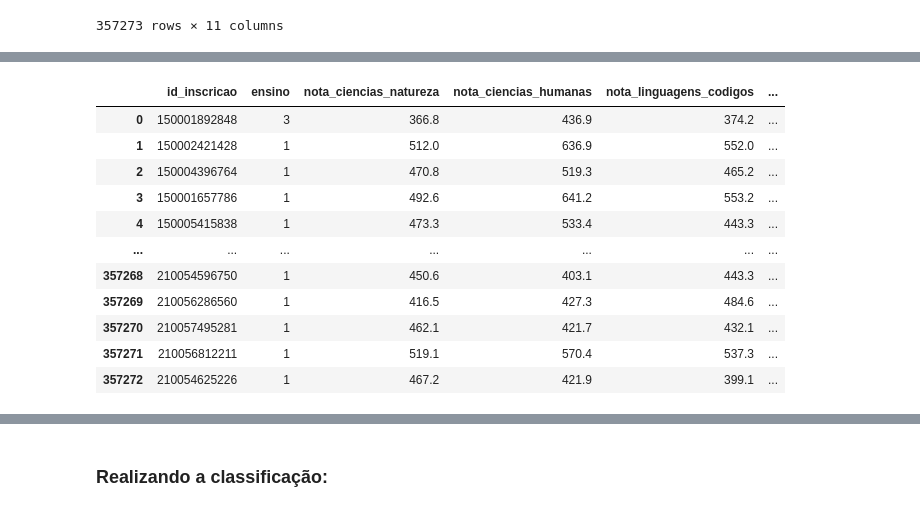
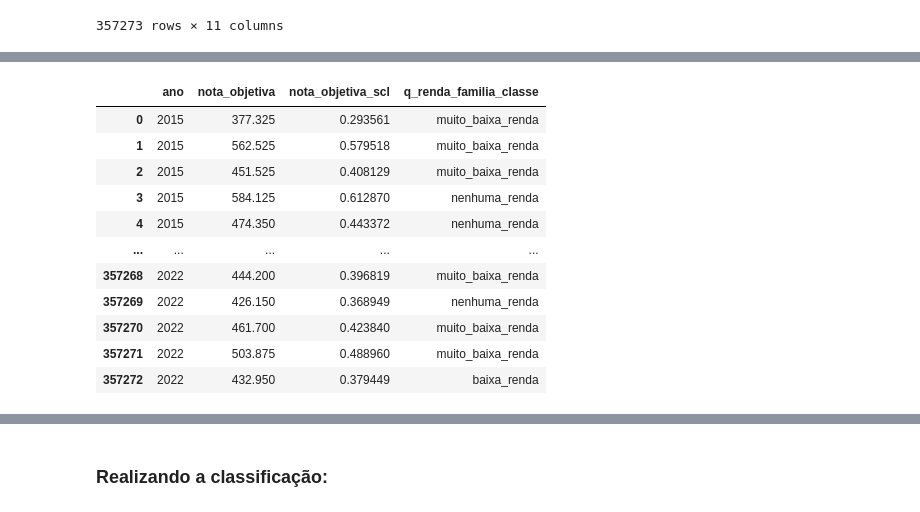
Before and after one commit to gabriel-fonseca-repo/enem-microdados-ml, a Jupyter notebook: src/class.ipynb, the cells around one changed output, grey strips where cells are left out. Drawn from its saved outputs; the diff is of its cells as text; code cells hidden in the pictures.

```diff
--- a/src/class.ipynb
+++ b/src/class.ipynb
@@ -56,50 +57,69 @@ df_enem
 # %%
 mm_scaler = MinMaxScaler()
 
 df_enem = df_enem[df_enem["nota_ciencias_natureza"] != 0.0]
 df_enem = df_enem[df_enem["nota_ciencias_humanas"] != 0.0]
 
 df_enem["nota_objetiva"] = (
     df_enem["nota_ciencias_natureza"]
     + df_enem["nota_ciencias_humanas"]
     + df_enem["nota_linguagens_codigos"]
     + df_enem["nota_matematica"]
 ) / 4
 
 df_enem["nota_objetiva_scl"] = mm_scaler.fit_transform(df_enem[["nota_objetiva"]])
 
-map_grupo_renda = {
-    "A": "nenhuma_renda",
-    "B": "muito_baixa_renda",
-    "C": "muito_baixa_renda",
-    "D": "muito_baixa_renda",
-    "E": "muito_baixa_renda",
-    "F": "baixa_renda",
-    "G": "baixa_renda",
-    "H": "baixa_renda",
-    "I": "baixa_renda",
-    "J": "media_renda",
-    "K": "media_renda",
-    "L": "media_renda",
-    "M": "media_renda",
-    "N": "alta_renda",
-    "O": "alta_renda",
-    "P": "alta_renda",
-    "Q": "alta_renda",
-}
+df_enem["q_renda_familia_classe"] = df_enem["q_renda_familia"].map(
+    {
+        "A": "nenhuma_renda",
+        "B": "muito_baixa_renda",
+        "C": "muito_baixa_renda",
+        "D": "muito_baixa_renda",
+        "E": "muito_baixa_renda",
+        "F": "baixa_renda",
+        "G": "baixa_renda",
+        "H": "baixa_renda",
+        "I": "baixa_renda",
+        "J": "media_renda",
+        "K": "media_renda",
+        "L": "media_renda",
+        "M": "media_renda",
+        "N": "alta_renda",
+        "O": "alta_renda",
+        "P": "alta_renda",
+        "Q": "alta_renda",
+    }
+)
 
-df_enem["q_renda_familia_classe"] = df_enem["q_renda_familia"].map(map_grupo_renda)
+
+# tirando as colunas do dataframe
+df_enem = df_enem.drop(
+    columns=[
+        "id_inscricao",
+        "ensino",
+        "nota_ciencias_natureza",
+        "nota_ciencias_humanas",
+        "nota_linguagens_codigos",
+        "nota_matematica",
+        "nota_redacao",
+        "q_formacao_pai",
+        "q_formacao_mae",
+        "q_renda_familia",
+    ]
+)
+
+
 df_enem
 # %% [output]
-|  | id_inscricao | ensino | nota_ciencias_natureza | nota_ciencias_humanas | nota_linguagens_codigos | ... |
-| 0 | 150001892848 | 3 | 366.8 | 436.9 | 374.2 | ... |
-| 1 | 150002421428 | 1 | 512.0 | 636.9 | 552.0 | ... |
-| 2 | 150004396764 | 1 | 470.8 | 519.3 | 465.2 | ... |
-| 3 | 150001657786 | 1 | 492.6 | 641.2 | 553.2 | ... |
-| 4 | 150005415838 | 1 | 473.3 | 533.4 | 443.3 | ... |
-| ... | ... | ... | ... | ... | ... | ... |
-| 357268 | 210054596750 | 1 | 450.6 | 403.1 | 443.3 | ... |
-| 357269 | 210056286560 | 1 | 416.5 | 427.3 | 484.6 | ... |
-| 357270 | 210057495281 | 1 | 462.1 | 421.7 | 432.1 | ... |
-| 357271 | 210056812211 | 1 | 519.1 | 570.4 | 537.3 | ... |
-| 357272 | 210054625226 | 1 | 467.2 | 421.9 | 399.1 | ... |
+|  | ano | nota_objetiva | nota_objetiva_scl | q_renda_familia_classe |
+| 0 | 2015 | 377.325 | 0.293561 | muito_baixa_renda |
+| 1 | 2015 | 562.525 | 0.579518 | muito_baixa_renda |
+| 2 | 2015 | 451.525 | 0.408129 | muito_baixa_renda |
+| 3 | 2015 | 584.125 | 0.612870 | nenhuma_renda |
+| 4 | 2015 | 474.350 | 0.443372 | nenhuma_renda |
+| ... | ... | ... | ... | ... |
+| 357268 | 2022 | 444.200 | 0.396819 | muito_baixa_renda |
+| 357269 | 2022 | 426.150 | 0.368949 | nenhuma_renda |
+| 357270 | 2022 | 461.700 | 0.423840 | muito_baixa_renda |
+| 357271 | 2022 | 503.875 | 0.488960 | muito_baixa_renda |
+| 357272 | 2022 | 432.950 | 0.379449 | baixa_renda |
```
Also changed, not shown: parts of 11 cells of this notebook, 4 other files.
